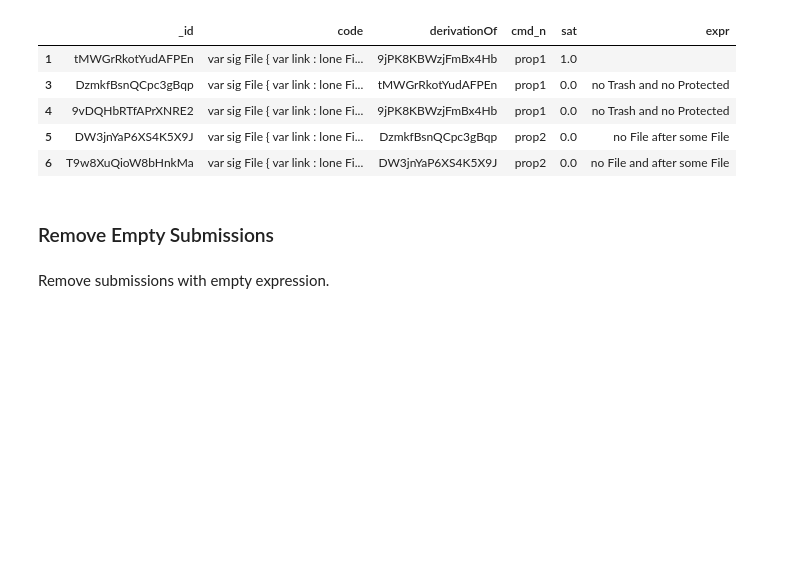
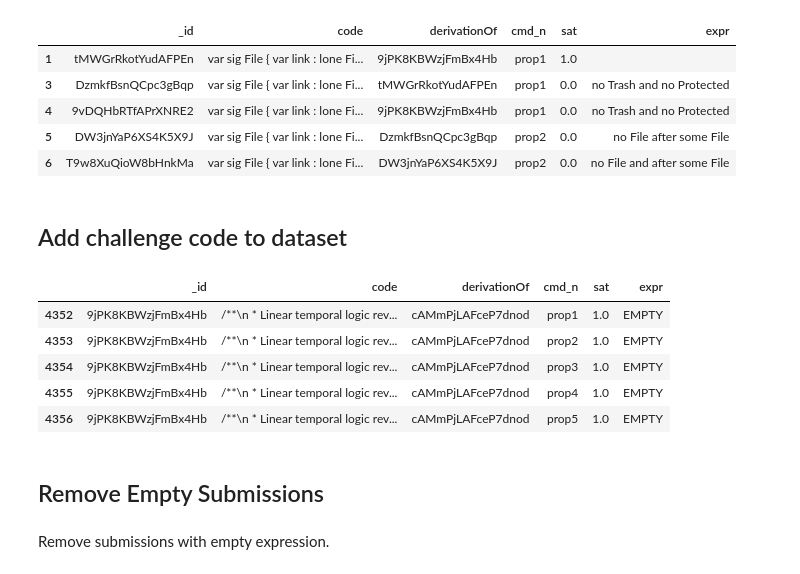
Before and after one commit to anaines14/HiGenA, a Jupyter notebook: data_preparation/notebook.ipynb, the cells around one changed output. Drawn from its saved outputs; the diff is of its cells as text; code cells hidden in the pictures; blank space fills up the shorter version.

```diff
--- a/data_preparation/notebook.ipynb
+++ b/data_preparation/notebook.ipynb
@@ -446,3 +440,5 @@ dict["9jPK8KBWzjFmBx4Hb"].head()
 | 4 | 9vDQHbRTfAPrXNRE2 | var sig File { var link : lone Fi... | 9jPK8KBWzjFmBx4Hb | prop1 | 0.0 | no Trash and no Protected |
 | 5 | DW3jnYaP6XS4K5X9J | var sig File { var link : lone Fi... | DzmkfBsnQCpc3gBqp | prop2 | 0.0 | no File after some File |
 | 6 | T9w8XuQioW8bHnkMa | var sig File { var link : lone Fi... | DW3jnYaP6XS4K5X9J | prop2 | 0.0 | no File and after some File |
+# %% [markdown]
+## Add challenge code to dataset
@@ -449,5 +499,16 @@ dict["9jPK8KBWzjFmBx4Hb"].head()
+# %%
+# Check
+df = dict["9jPK8KBWzjFmBx4Hb"]
+df[df["expr"] == "EMPTY"].head()
+# %% [output]
+|  | _id | code | derivationOf | cmd_n | sat | expr |
+| 4352 | 9jPK8KBWzjFmBx4Hb | /**\n * Linear temporal logic rev... | cAMmPjLAFceP7dnod | prop1 | 1.0 | EMPTY |
+| 4353 | 9jPK8KBWzjFmBx4Hb | /**\n * Linear temporal logic rev... | cAMmPjLAFceP7dnod | prop2 | 1.0 | EMPTY |
+| 4354 | 9jPK8KBWzjFmBx4Hb | /**\n * Linear temporal logic rev... | cAMmPjLAFceP7dnod | prop3 | 1.0 | EMPTY |
+| 4355 | 9jPK8KBWzjFmBx4Hb | /**\n * Linear temporal logic rev... | cAMmPjLAFceP7dnod | prop4 | 1.0 | EMPTY |
+| 4356 | 9jPK8KBWzjFmBx4Hb | /**\n * Linear temporal logic rev... | cAMmPjLAFceP7dnod | prop5 | 1.0 | EMPTY |
 # %% [markdown]
-### Remove Empty Submissions
+## Remove Empty Submissions
 # %% [markdown]
 Remove submissions with empty expression.
 # %%
```
Also changed, not shown: parts of 11 cells of this notebook.
